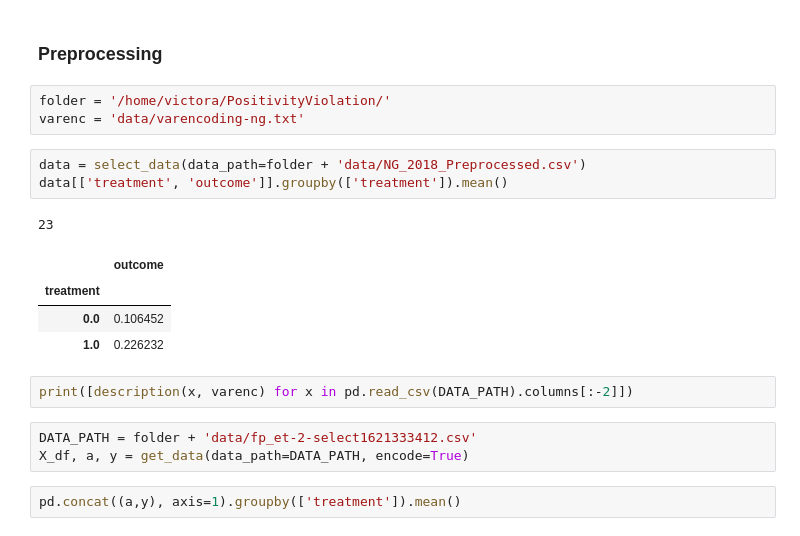
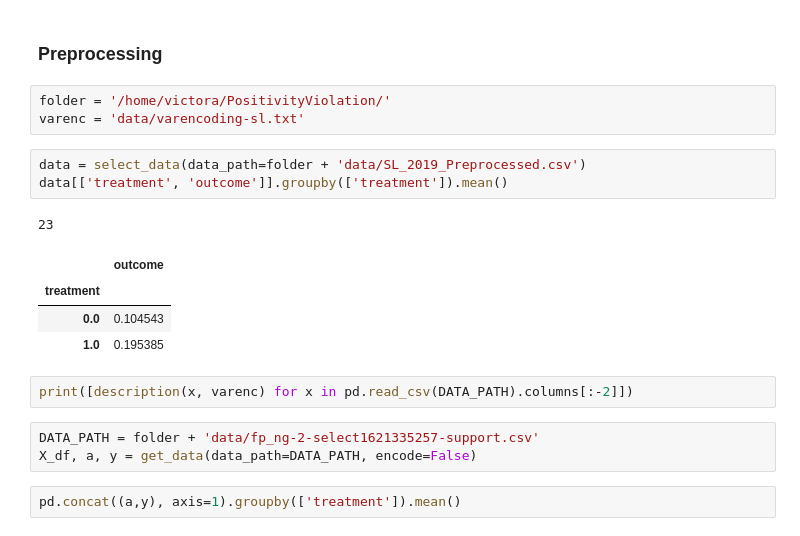
Before and after one commit to Viktour19/overlap-fp, a Jupyter notebook: ptree_exps.ipynb, the cells around one changed output. Drawn from its saved outputs; the diff is of its cells as text.

```diff
--- a/ptree_exps.ipynb
+++ b/ptree_exps.ipynb
@@ -21,21 +21,21 @@ from matplotlib_venn import venn2, venn3
 ### Preprocessing
 # %%
 folder = '/home/victora/PositivityViolation/'
-varenc = 'data/varencoding-ng.txt'
+varenc = 'data/varencoding-sl.txt'
 # %%
-data = select_data(data_path=folder + 'data/NG_2018_Preprocessed.csv')
+data = select_data(data_path=folder + 'data/SL_2019_Preprocessed.csv')
 data[['treatment', 'outcome']].groupby(['treatment']).mean()
 # %% [output]
 23
 |  | outcome |
 | treatment |  |
-| 0.0 | 0.106452 |
-| 1.0 | 0.226232 |
+| 0.0 | 0.104543 |
+| 1.0 | 0.195385 |
 # %%
 print([description(x, varenc) for x in pd.read_csv(DATA_PATH).columns[:-2]])
 # %%
-DATA_PATH = folder + 'data/fp_et-2-select1621333412.csv'
-X_df, a, y = get_data(data_path=DATA_PATH, encode=True)
+DATA_PATH = folder + 'data/fp_ng-2-select1621335257-support.csv'
+X_df, a, y = get_data(data_path=DATA_PATH, encode=False)
 # %%
 pd.concat((a,y), axis=1).groupby(['treatment']).mean()
 # %% [output]
```
Also changed, not shown: parts of 4 cells of this notebook, 18 other files.
